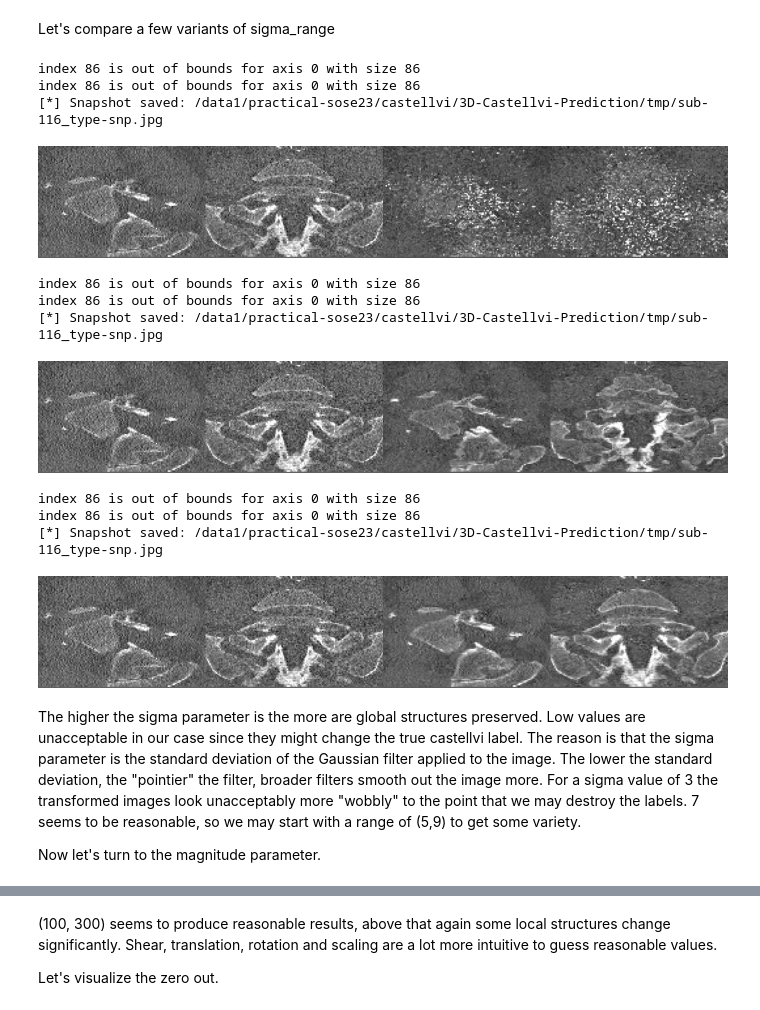
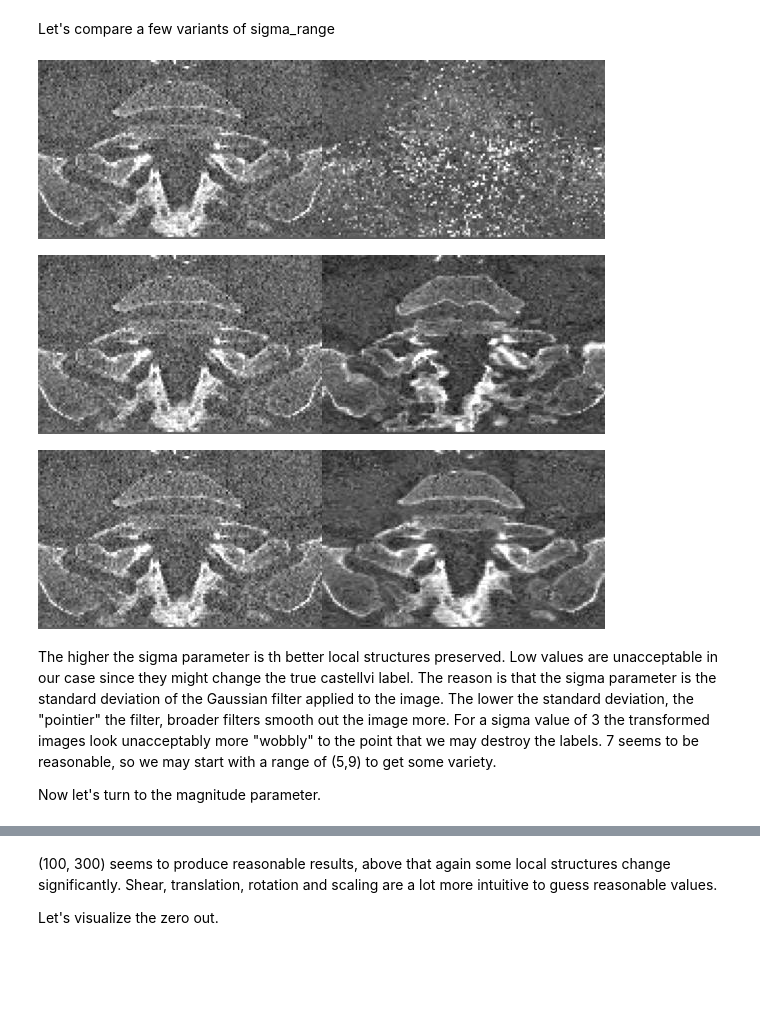
Before and after one commit to ardamamur/3D-Castellvi-Prediction, a Jupyter notebook: notebooks/visualize_augmentations.ipynb, the cells around one changed output, grey strips where cells are left out. Cells and saved outputs as stored; diff of their text form; code cells hidden in the pictures; blank space fills up the shorter version.

```diff
--- a/notebooks/visualize_augmentations.ipynb
+++ b/notebooks/visualize_augmentations.ipynb
@@ -13,7 +14,7 @@ from IPython.display import Image
 # %% [markdown]
 First we define a function to visualize a set of transformation parameters by providing a few random examples
 # %%
-def visualize_augmentations(opt, save_niis=False, num_subjects=10):
+def visualize_augmentations(opt, save_niis=False, num_subjects=10, sagittal=True, coronal=True):
     #define transformations from parameters
     transformations = Compose([
                             CenterSpatialCrop(roi_size=[128,86,136]),
@@ -46,13 +47,14 @@ def visualize_augmentations(opt, save_niis=False, num_subjects=10):
 
     img_niis = [BIDS.NII(nibabel_nifty) for nibabel_nifty in img_nibs]
     transformed_niis = [BIDS.NII(nibabel_nifty) for nibabel_nifty in transformed_nibs]
-
     for idx, sub in enumerate(subs):
         if save_niis:
             img_niis[idx].save("/data1/practical-sose23/castellvi/3D-Castellvi-Prediction/tmp/sub-{}_type-ct.nii.gz".format(sub), verbose=False)
             transformed_niis[idx].save("/data1/practical-sose23/castellvi/3D-Castellvi-Prediction/tmp/sub-{}_type-transformed.nii.gz".format(sub), verbose=False)
-        frames = [Snapshot_Frame(img_niis[idx],sagittal=True,coronal=True), Snapshot_Frame(transformed_niis[idx],sagittal=True,coronal=True)]
-        create_snapshot("/data1/practical-sose23/castellvi/3D-Castellvi-Prediction/tmp/sub-{}_type-snp.jpg".format(sub),frames)
+        frames = [Snapshot_Frame(img_niis[idx],sagittal=sagittal,coronal=coronal), Snapshot_Frame(transformed_niis[idx],sagittal=sagittal,coronal=coronal)]
+        sys.stdout = open(os.devnull, "w")
+        create_snapshot("/data1/practical-sose23/castellvi/3D-Castellvi-Prediction/tmp/sub-{}_type-snp.jpg".format(sub),frames, verbose=False)
+        sys.stdout = sys.__stdout__
 
     for sub in subs:
         display(Image(filename="/data1/practical-sose23/castellvi/3D-Castellvi-Prediction/tmp/sub-{}_type-snp.jpg".format(sub)))
@@ -61,32 +63,23 @@ Let's compare a few variants of sigma_range
 # %%
 sigma_ranges = [(1, 1), (3, 3), (7, 7)]
 
 for sigma_range in sigma_ranges:
     aug_params = Namespace(
         sigma_range=sigma_range,
         magnitude_range=(100, 100),
         rotate_range=None,
         shear_range=None,
         translate_range=None,
         scale_range=None
     )
 
-    visualize_augmentations(aug_params, save_niis=False, num_subjects=1)
+    visualize_augmentations(aug_params, save_niis=False, num_subjects=1, sagittal=False)
 # %% [output]
-index 86 is out of bounds for axis 0 with size 86
-index 86 is out of bounds for axis 0 with size 86
-[*] Snapshot saved: /data1/practical-sose23/castellvi/3D-Castellvi-Prediction/tmp/sub-116_type-snp.jpg
-[figure, old version]
+[figure, new version]
-index 86 is out of bounds for axis 0 with size 86
-index 86 is out of bounds for axis 0 with size 86
-[*] Snapshot saved: /data1/practical-sose23/castellvi/3D-Castellvi-Prediction/tmp/sub-116_type-snp.jpg
-[figure, old version]
+[figure, new version]
-index 86 is out of bounds for axis 0 with size 86
-index 86 is out of bounds for axis 0 with size 86
-[*] Snapshot saved: /data1/practical-sose23/castellvi/3D-Castellvi-Prediction/tmp/sub-116_type-snp.jpg
-[figure, old version]
+[figure, new version]
 # %% [markdown]
-The higher the sigma parameter is the more are global structures preserved. Low values are unacceptable in our case since they might change the true castellvi label. The reason is that the sigma parameter is the standard deviation of the Gaussian filter applied to the image. The lower the standard deviation, the "pointier" the filter, broader filters smooth out the image more.
+The higher the sigma parameter is th better local structures preserved. Low values are unacceptable in our case since they might change the true castellvi label. The reason is that the sigma parameter is the standard deviation of the Gaussian filter applied to the image. The lower the standard deviation, the "pointier" the filter, broader filters smooth out the image more.
 For a sigma value of 3 the transformed images look unacceptably more "wobbly" to the point that we may destroy the labels. 7 seems to be reasonable, so we may start with a range of (5,9) to get some variety.
 
 Now let's turn to the magnitude parameter.
```
Also changed, not shown: parts of 4 cells of this notebook.
